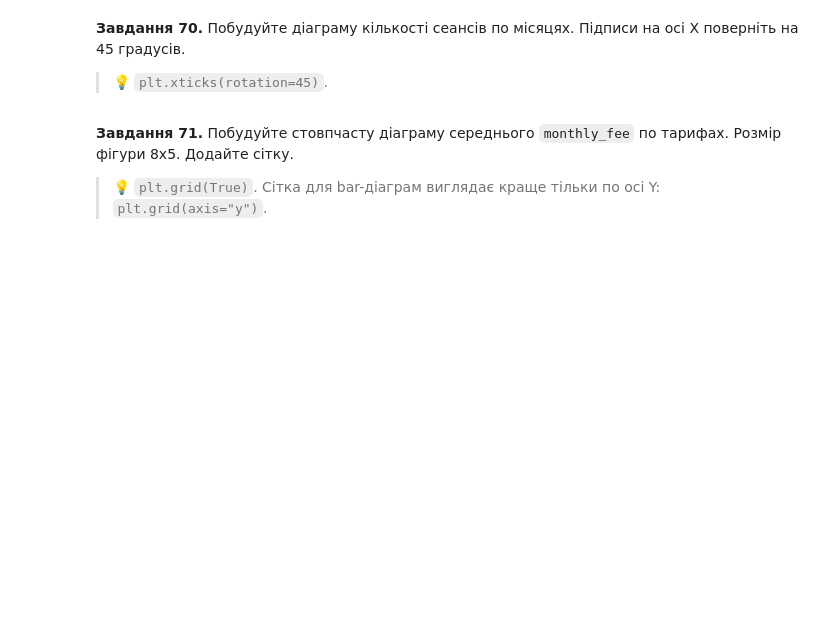
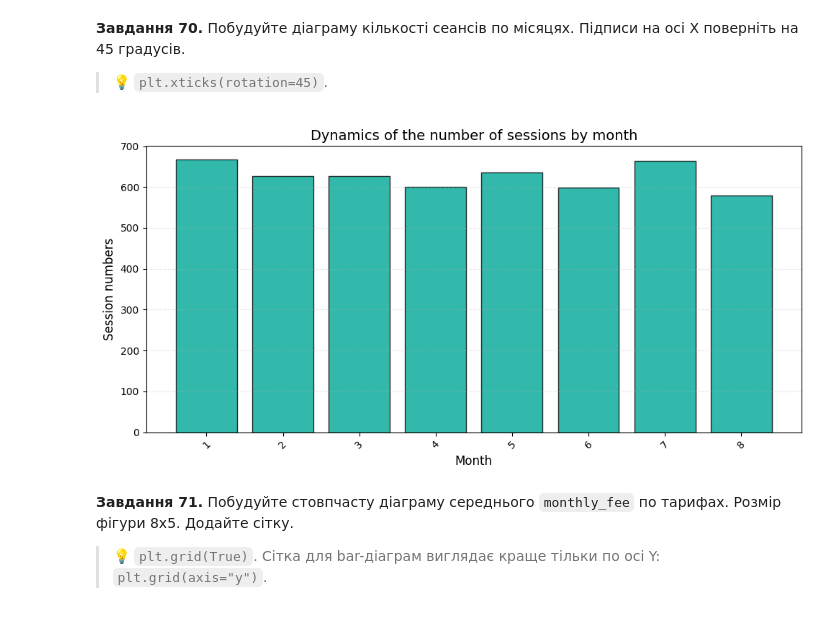
Before and after one commit to NatalieAleksandrova2026/DTA_2026, a Jupyter notebook: Homework/pandas_viz_practice.ipynb, the cells around one changed output. Saved outputs shown, nothing was run; the diff lists cells and outputs as text; code cells hidden in the pictures; blank space fills up the shorter version.

```diff
--- a/Homework/pandas_viz_practice.ipynb
+++ b/Homework/pandas_viz_practice.ipynb
@@ -1319,3 +1338,22 @@ plt.show()
+# %%
+# Завдання 70:
+month_sess = sess['month'].value_counts().sort_index()
+
+plt.figure(figsize=(10, 5))
+plt.bar(month_sess.index, month_sess.values, color='#00A896', edgecolor='black', alpha=0.8)
+
+plt.title('Dynamics of the number of sessions by month', fontsize=14)
+plt.xlabel('Month', fontsize=12)
+plt.ylabel('Session numbers', fontsize=12)
+
+plt.xticks(rotation=45)
+plt.grid(axis='y', linestyle='--', alpha=0.3)
+
+plt.tight_layout()
+
+plt.show()
+# %% [output]
+[figure, added]
 # %% [markdown]
 **Завдання 71.** Побудуйте стовпчасту діаграму середнього `monthly_fee` по тарифах. Розмір фігури 8x5. Додайте сітку.
 
```
Also changed, not shown: parts of 5 cells of this notebook.
